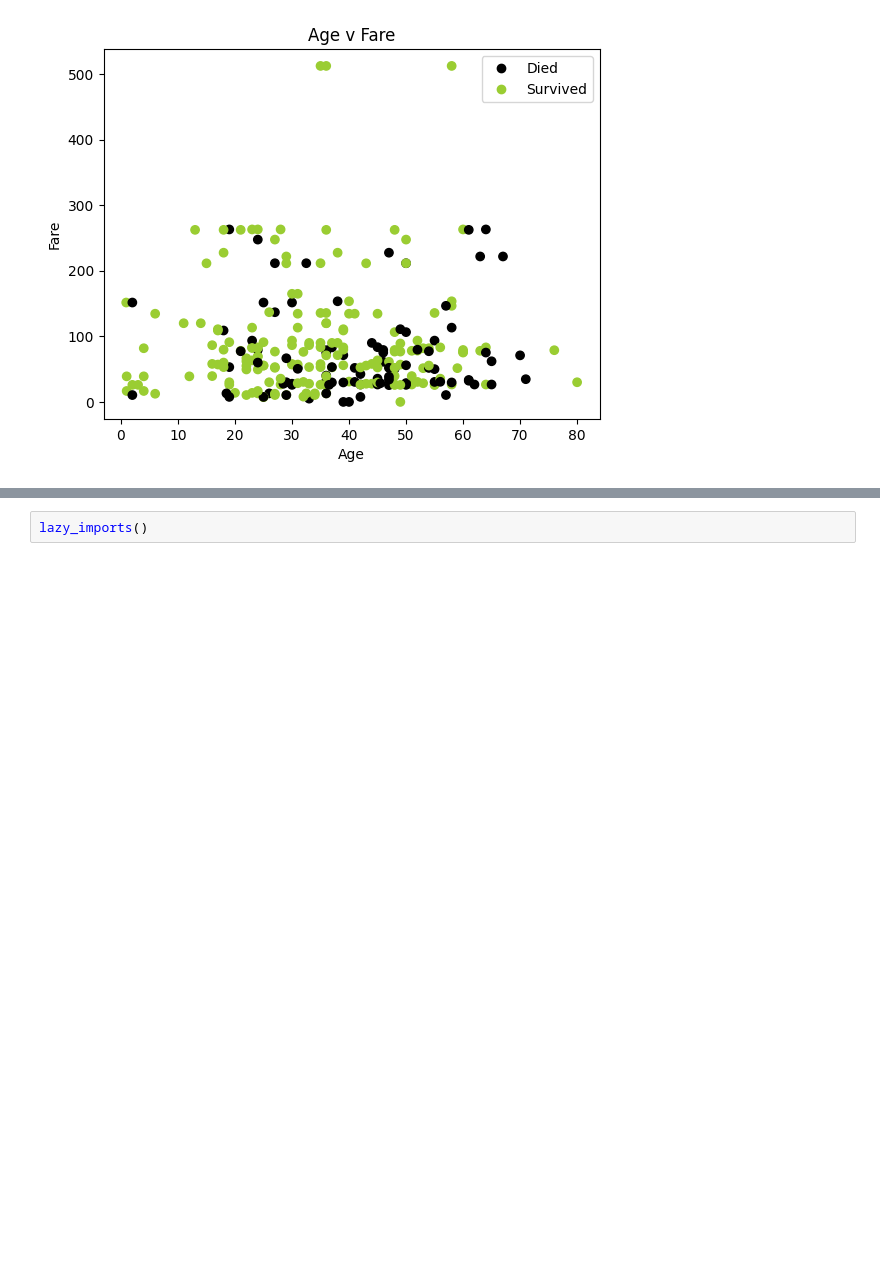
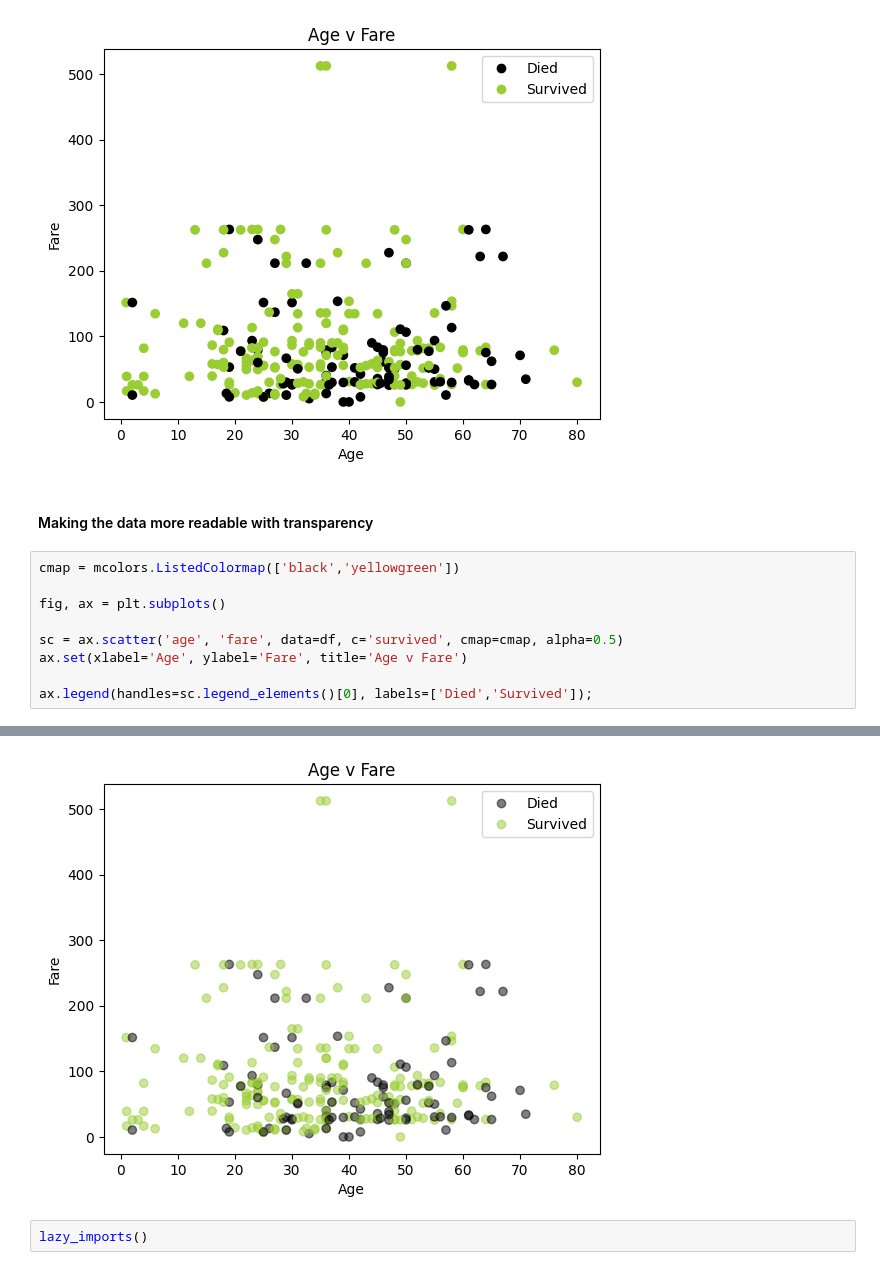
Before and after one commit to idowujames/OOP-Matplotlib-3, a Jupyter notebook: OOP_Matplotlib_3.ipynb, the cells around one changed output, grey strips where cells are left out. Drawn from its saved outputs; the diff is of its cells as text; blank space fills up the shorter version.

Commit message:
Adding Transparency to help visualize the data better

```diff
--- a/OOP_Matplotlib_3.ipynb
+++ b/OOP_Matplotlib_3.ipynb
@@ -106,3 +106,15 @@ ax.legend(handles=sc.legend_elements()[0],
 # %% [output]
 [interactive output not drawn]
 [figure]
+# %% [markdown]
+#### Making the data more readable with transparency
+# %%
+cmap = mcolors.ListedColormap(['black','yellowgreen'])
+
+fig, ax = plt.subplots()
+
+sc = ax.scatter('age', 'fare', data=df, c='survived', cmap=cmap, alpha=0.5)
+ax.set(xlabel='Age', ylabel='Fare', title='Age v Fare')
+
+ax.legend(handles=sc.legend_elements()[0], labels=['Died','Survived']);
+# %% [output]
@@ -109,2 +122,3 @@ ax.legend(handles=sc.legend_elements()[0],
+[figure, added]
 # %%
 lazy_imports()
```
Also changed, not shown: parts of 1 cell of this notebook.
